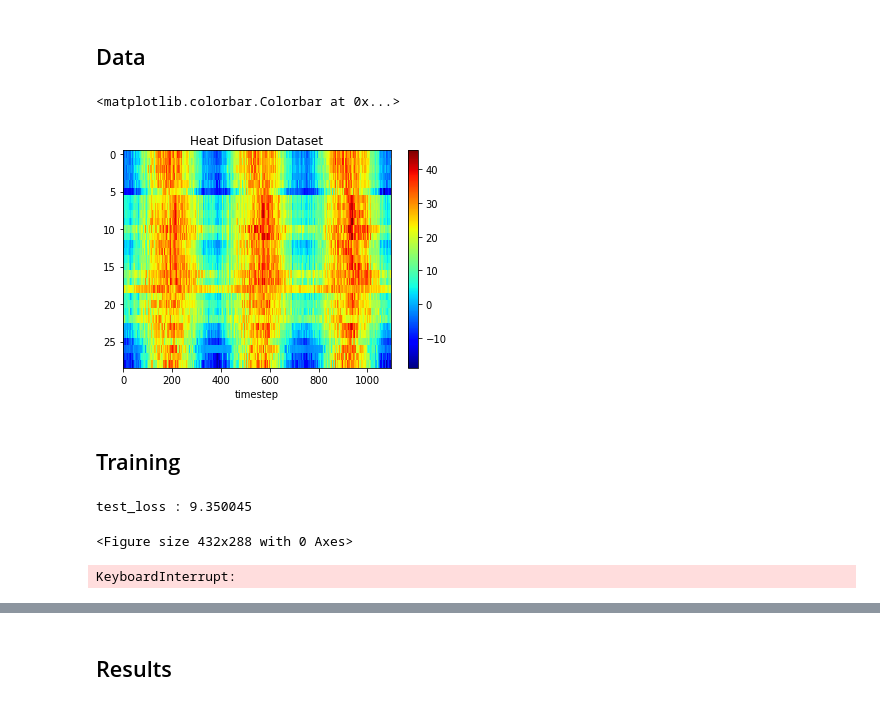
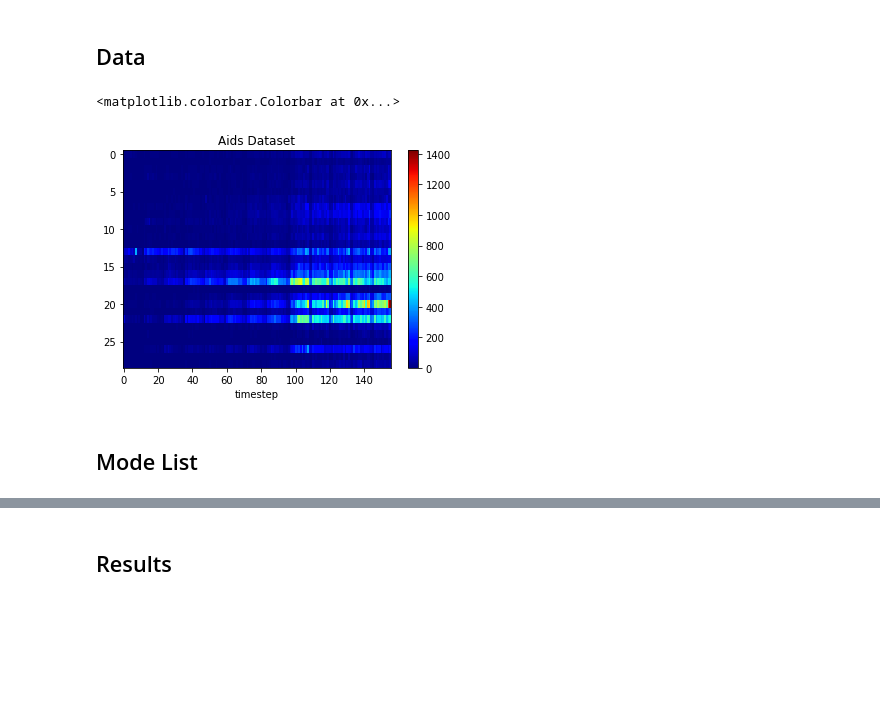
Before and after one commit to wtding1998/STNN_Disease, a Jupyter notebook: disease_analysis.ipynb, the cells around one changed output, grey strips where cells are left out. Drawn from its saved outputs; the diff is of its cells as text; code cells hidden in the pictures; blank space fills up the shorter version.

```diff
--- a/disease_analysis.ipynb
+++ b/disease_analysis.ipynb
@@ -14,25 +14,14 @@ import matplotlib.pyplot as plt
 ## Data
 # %%
 datadir = 'data'
-dataset = 'temper'
+dataset = 'aids'
 _, data = get_data_set(datadir, dataset)
 
-plt.figure('Heat Difusion Dataset')
+plt.figure('Aids Dataset')
 plt.imshow(data.squeeze().numpy().T, aspect='auto', cmap='jet')
-plt.title('Heat Difusion Dataset')
+plt.title('Aids Dataset')
 plt.xlabel('timestep')
 plt.colorbar()
 # %% [output]
 <matplotlib.colorbar.Colorbar at 0x...>
-[figure, old version]
+[figure, new version]
-# %% [markdown]
-## Training
-# %%
-run train_rnn.py --dataset temper --outputdir output --manualSeed 2021 --xp stnn --nepoch 10000 --lr 3e-3 --nlayers 2 --nhid 50
-# %% [output]
-test_loss : 9.350045
-<Figure size 432x288 with 0 Axes>
-# %%
-run train_rnn.py --dataset temper --outputdir output --manualSeed 100 --xp stnn_r --nepoch 10000 --lr 3e-3 --nlayers 1 --nhid 50
-# %% [output]
-KeyboardInterrupt:
@@ -40,0 +28,2 @@ run train_stnn.py --dataset temper --outputdir output --manualSeed 9690 --xp stn
+# %% [markdown]
+## Mode List
```
Also changed, not shown: parts of 9 cells of this notebook, 4 other files.
